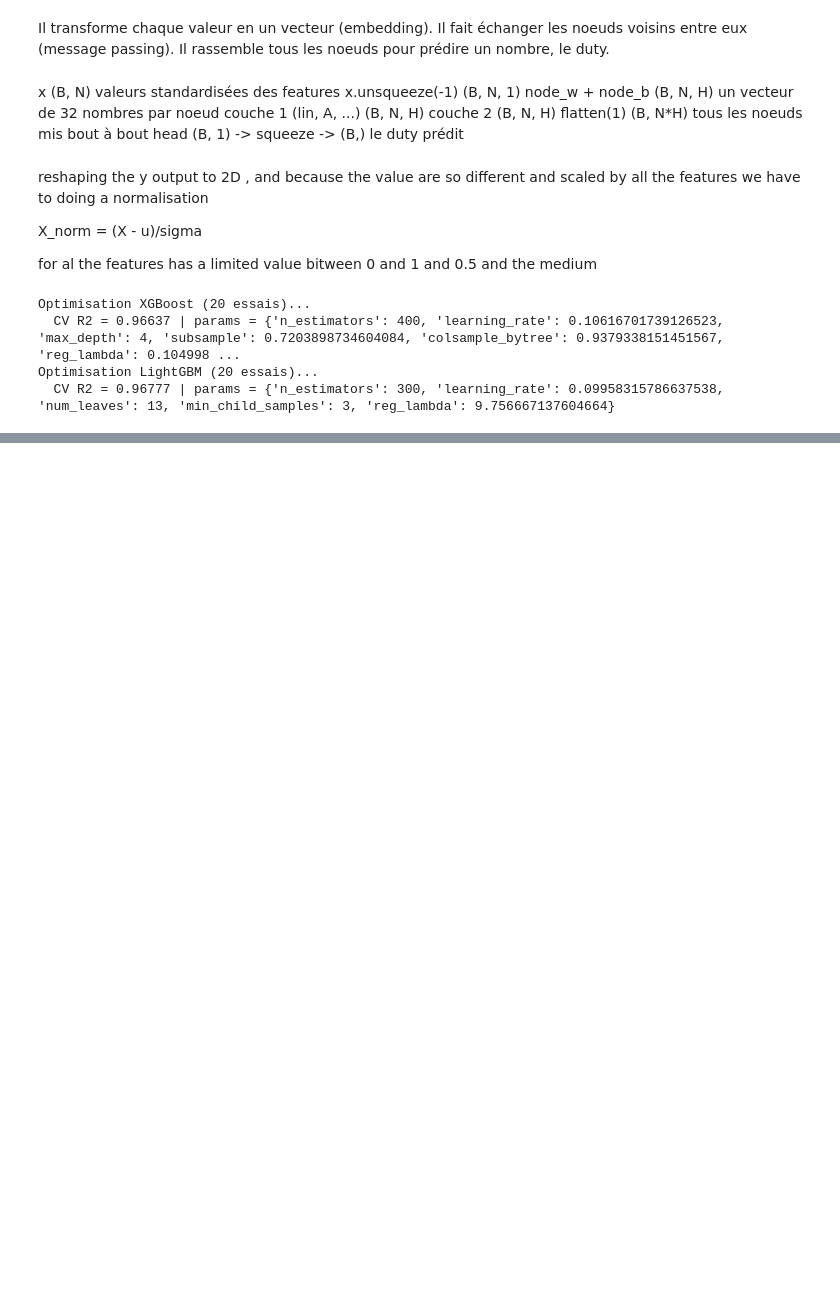
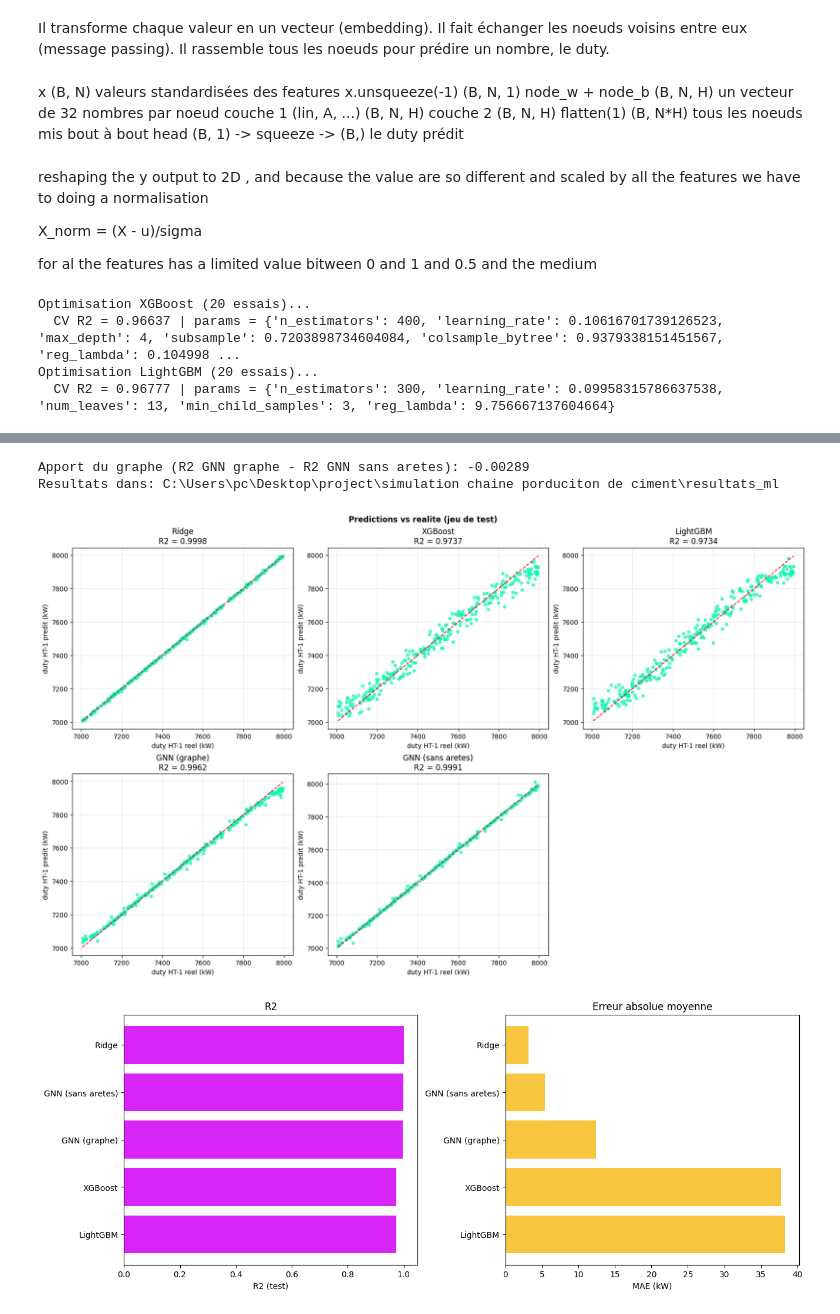
Before and after one commit to Marouane-Elhouari/production_GPL_industrie_4.0, a Jupyter notebook: ml_dl.ipynb, the cells around one changed output, grey strips where cells are left out. Saved outputs shown, nothing was run; the diff lists cells and outputs as text; code cells hidden in the pictures; blank space fills up the shorter version.

```diff
--- a/ml_dl.ipynb
+++ b/ml_dl.ipynb
@@ -431,15 +454,14 @@ def score(name, y_true, y_pred, cv_r2=np.nan):
         "test_RMSE_kW": float(np.sqrt(mean_squared_error(y_true, y_pred))),
     }
 # %%
-def plot_predictions(y_test , preds , results):
-    r2 = {r["model"] : r['test_R2'] for r in results}
+def plot_predictions(y_test, preds, results):
+    r2 = {r["model"]: r["test_R2"] for r in results}
     names = list(preds.keys())
     ncols = 3
     nrows = int(np.ceil(len(names) / ncols))
-    fig , axes = plt.subplots(nrows , ncols , figsize = (5.5 * ncols , 5* nrows) , constrained_layout = True )
+    fig, axes = plt.subplots(nrows, ncols, figsize=(5.5 * ncols, 5 * nrows), constrained_layout=True)
     axes = np.atleast_1d(axes).flatten()
-    lo  = float(y_test.min())
-    hi = float(y_test.max())
+    lo, hi = float(y_test.min()), float(y_test.max())
     for name, ax in zip(names, axes):
         ax.scatter(y_test, preds[name], s=18, alpha=0.7, color=CYAN)
         ax.plot([lo, hi], [lo, hi], "r--", linewidth=1.3)
@@ -450,7 +472,6 @@ def plot_predictions(y_test , preds , results):
     for ax in axes[len(names):]:
         ax.axis("off")
     fig.suptitle("Predictions vs realite (jeu de test)", fontweight="bold")
-    save_fig("predictions_vs_actual.png")
 # %%
 
 def plot_comparison(results):
@@ -462,7 +483,6 @@ def plot_comparison(results):
     axes[1].barh(df["model"], df["test_MAE_kW"], color=YELLOW)
     axes[1].set_xlabel("MAE (kW)")
     axes[1].set_title("Erreur absolue moyenne")
-    save_fig("comparaison_modeles.png")
 # %%
 def plot_gnn_history(histories):
     plt.figure(figsize=(8, 5))
@@ -475,7 +495,7 @@ def plot_gnn_history(histories):
     plt.legend(fontsize=8)
     plt.grid(True, alpha=0.3)
     plt.title("Courbes d'apprentissage GNN")
-    save_fig("gnn_apprentissage.png")
+
 
 
 def plot_importance(model, X_test, y_test, name):
@@ -486,7 +506,6 @@ def plot_importance(model, X_test, y_test, name):
     plt.barh(s.index, s.values, color=CYAN)
     plt.xlabel("Baisse de R2 (permutation)")
     plt.title(f"Importance des features - {name}")
-    save_fig("importance_features.png")
 # %%
 X = df.drop(columns=[TARGET_COL])
 y = df[TARGET_COL]
@@ -529,0 +567,15 @@ TypeError: Module.__init__() takes 1 positional argument but 2 were given
+# %%
+plot_predictions(y_test, preds, results)
+plot_comparison(results)
+plot_gnn_history(histories)
+best_tree = max(TWO_MODELS, key=lambda n: r2_score(y_test, preds[n]))
+plot_importance(tuned[best_tree], X_test, y_test, best_tree)
+
+gain = r2_score(y_test, preds["GNN (graphe)"]) - r2_score(y_test, preds["GNN (sans aretes)"])
+print(f"\nApport du graphe (R2 GNN graphe - R2 GNN sans aretes): {gain:+.5f}")
+print("Resultats dans:", OUT_DIR)
+# %% [output]
+Apport du graphe (R2 GNN graphe - R2 GNN sans aretes): -0.00289
+Resultats dans: C:\Users\pc\Desktop\project\simulation chaine porduciton de ciment\resultats_ml
+[figure, added]
+[figure, added]
```
Also changed, not shown: parts of 13 cells of this notebook, 26 other files.
